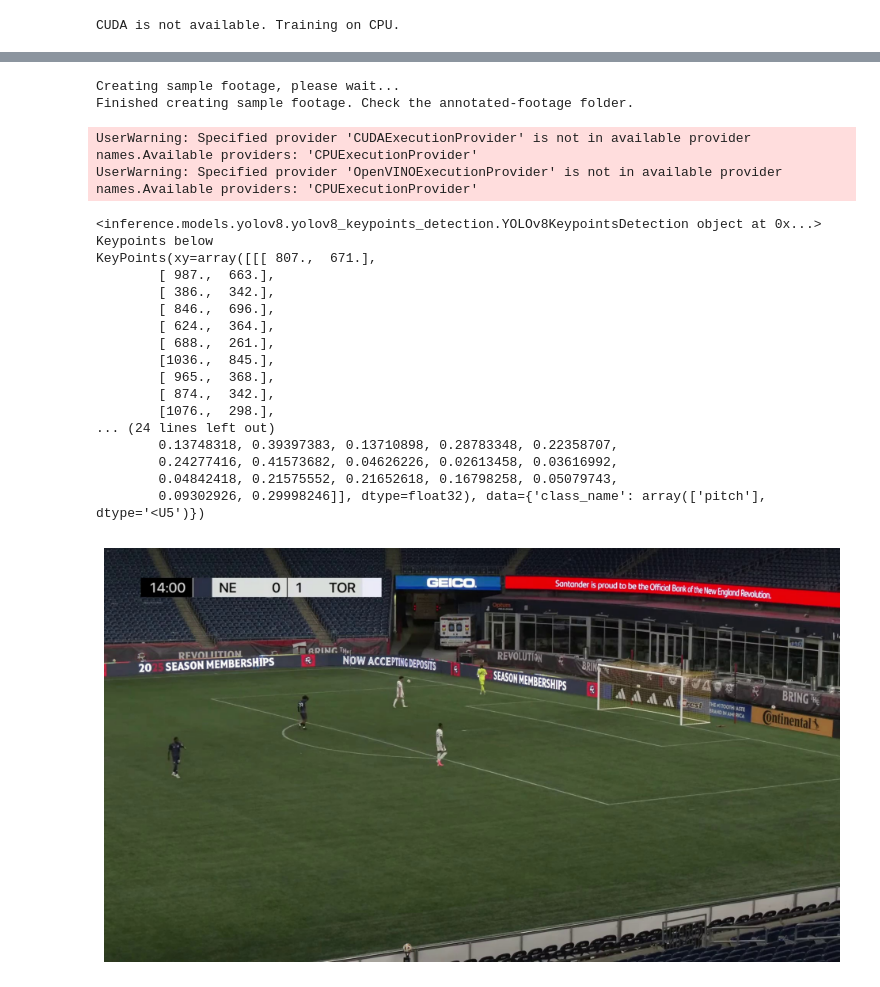
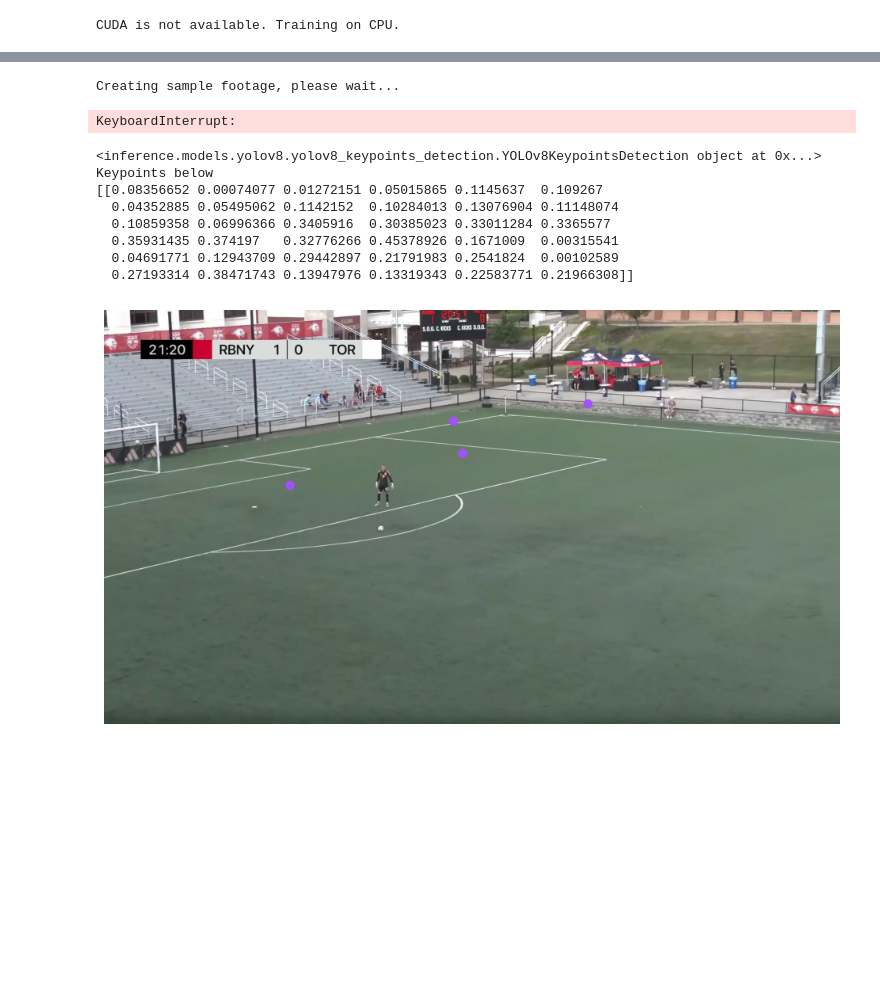
Before and after one commit to Isss11/soccer-computer-vision-analysis, a Jupyter notebook: detector.ipynb, the cells around one changed output, grey strips where cells are left out. Drawn from its saved outputs; the diff is of its cells as text; code cells hidden in the pictures; blank space fills up the shorter version.

```diff
--- a/detector.ipynb
+++ b/detector.ipynb
@@ -87,7 +93,7 @@ SupervisionWarnings: BoundingBoxAnnotator is deprecated: `BoundingBoxAnnotator`
 import supervision as sv
 import os
 
-sourceVideoPath = "C:\\Users\\isss1\\OneDrive\\Documents\\Wondershare\\Wondershare Filmora\\Output\\clip_12.mp4"
+sourceVideoPath = "C:\\Users\\isss1\\OneDrive\\Documents\\Wondershare\\Wondershare Filmora\\Output\\clip_14.mp4"
 
 boxAnnotator = sv.BoxAnnotator()
 labelAnnotator = sv.LabelAnnotator()
@@ -114,55 +120,43 @@ sv.process_video(source_path=sourceVideoPath, target_path=f'{outputFolder}/annot
 print(f"Finished creating sample footage. Check the {outputFolder} folder.")
 # %% [output]
 Creating sample footage, please wait...
-Finished creating sample footage. Check the annotated-footage folder.
+KeyboardInterrupt:
 # %%
 import supervision as sv
 from inference import get_model
 import numpy as np
 
 # Keypoint Detection
-# TODO: Using someone else's model so that I can implement some of the keypoint detection stuff, plan to use my own dataset
 demoModel = "football-field-detection-f07vi/14"
-mostRecentModel = "soccer-field-detection-sbywb/3"
+mostRecentModel = "soccer-field-detection-sbywb/5"
 
 keypointModel = get_model(model_id=mostRecentModel)
 
 print(keypointModel)
 
-image_file = "images-pitch/frame170.jpg"
+image_file = "images-pitch/frame12.jpg"
 image = cv2.imread(image_file)
 
-result = keypointModel.infer(image, confidence=0.3)[0]
+result = keypointModel.infer(image, confidence=0.60)[0]
 keypoints = sv.KeyPoints.from_inference(result)
 
 print("Keypoints below")
 print(keypoints.confidence)
 
-filter = keypoints.confidence > 0.5
+filter = keypoints.confidence > 0.35
 keypoints.xy = keypoints.xy[filter][np.newaxis]
 
 vertex_annotator = sv.VertexAnnotator(radius=12)
 annotated_image = vertex_annotator.annotate(image.copy(), keypoints)
 
 sv.plot_image(annotated_image)
 # %% [output]
-UserWarning: Specified provider 'CUDAExecutionProvider' is not in available provider names.Available providers: 'CPUExecutionProvider'
-UserWarning: Specified provider 'OpenVINOExecutionProvider' is not in available provider names.Available providers: 'CPUExecutionProvider'
+<inference.models.yolov8.yolov8_keypoints_detection.YOLOv8KeypointsDetection object at 0x...>
+Keypoints below
+[[0.08356652 0.00074077 0.01272151 0.05015865 0.1145637  0.109267
+  0.04352885 0.05495062 0.1142152  0.10284013 0.13076904 0.11148074
+  0.10859358 0.06996366 0.3405916  0.30385023 0.33011284 0.3365577
+  0.35931435 0.374197   0.32776266 0.45378926 0.1671009  0.00315541
+  0.04691771 0.12943709 0.29442897 0.21791983 0.2541824  0.00102589
+  0.27193314 0.38471743 0.13947976 0.13319343 0.22583771 0.21966308]]
-<inference.models.yolov8.yolov8_keypoints_detection.YOLOv8KeypointsDetection object at 0x...>
-Keypoints below
-KeyPoints(xy=array([[[ 807.,  671.],
-        [ 987.,  663.],
-        [ 386.,  342.],
-        [ 846.,  696.],
-        [ 624.,  364.],
-        [ 688.,  261.],
-        [1036.,  845.],
-        [ 965.,  368.],
-        [ 874.,  342.],
-        [1076.,  298.],
-... (24 lines left out)
-        0.13748318, 0.39397383, 0.13710898, 0.28783348, 0.22358707,
-        0.24277416, 0.41573682, 0.04626226, 0.02613458, 0.03616992,
-        0.04842418, 0.21575552, 0.21652618, 0.16798258, 0.05079743,
-        0.09302926, 0.29998246]], dtype=float32), data={'class_name': array(['pitch'], dtype='<U5')})
-[figure, old version]
+[figure, new version]
```
Also changed, not shown: parts of 1 cell of this notebook, 2 other files.
